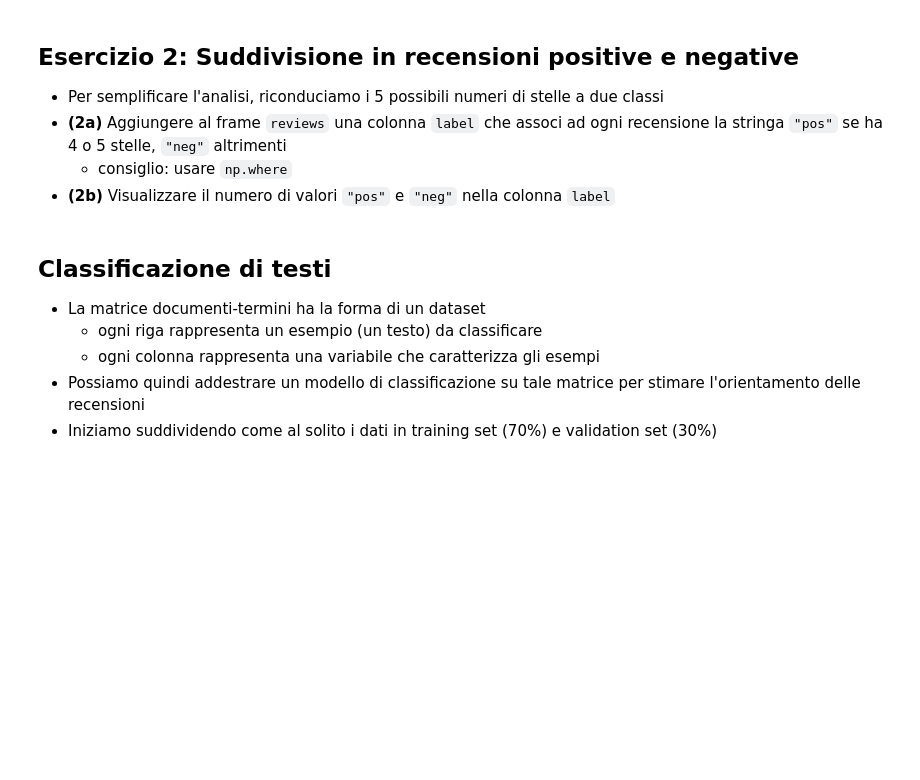
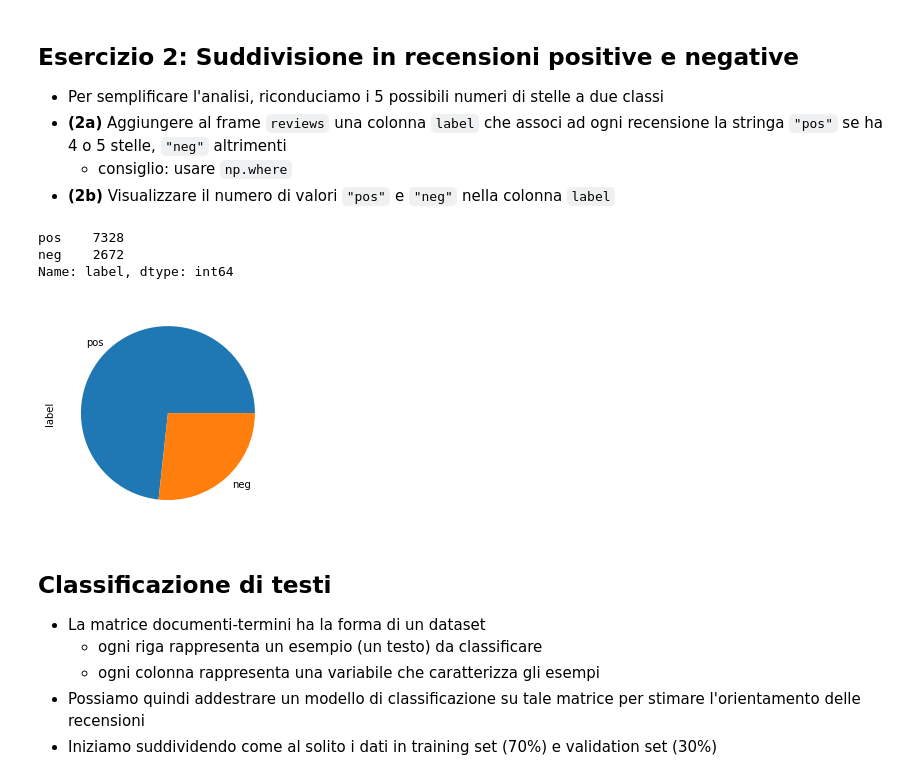
Before and after one commit to FedericoCampanozzi/Uni_Courses_Python, a Jupyter notebook: DataIntensive/14.IntroduzioneNLP/NLP.ipynb, the cells around one changed output. Saved outputs shown, nothing was run; the diff lists cells and outputs as text; code cells hidden in the pictures; blank space fills up the shorter version.

```diff
--- a/DataIntensive/14.IntroduzioneNLP/NLP.ipynb
+++ b/DataIntensive/14.IntroduzioneNLP/NLP.ipynb
@@ -213,6 +230,18 @@ reviews.tail(7)
 - **(2a)** Aggiungere al frame `reviews` una colonna `label` che associ ad ogni recensione la stringa `"pos"` se ha 4 o 5 stelle, `"neg"` altrimenti
   - consiglio: usare `np.where`
 - **(2b)** Visualizzare il numero di valori `"pos"` e `"neg"` nella colonna `label`
+# %%
+reviews["label"] = np.where(reviews["stars"]>=4,"pos","neg")
+# %%
+reviews["label"].value_counts()
+# %% [output]
+pos    7328
+neg    2672
+Name: label, dtype: int64
+# %%
+reviews["label"].value_counts().plot.pie();
+# %% [output]
+[figure, added]
 # %% [markdown]
 ## Classificazione di testi
 
```
Also changed, not shown: parts of 37 cells of this notebook, 2 other files.
